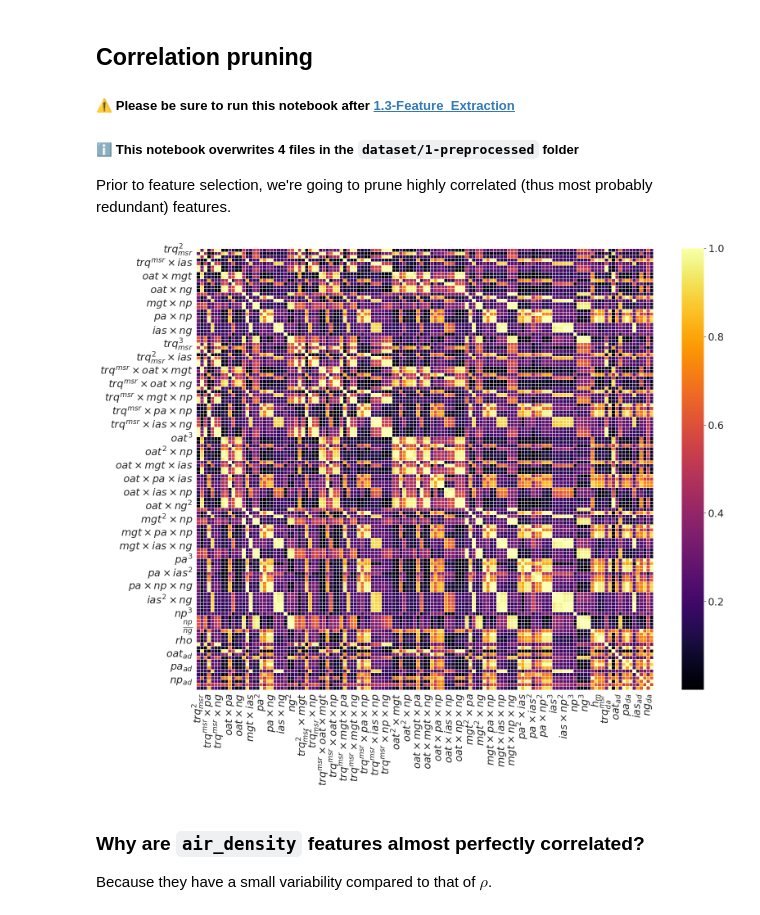
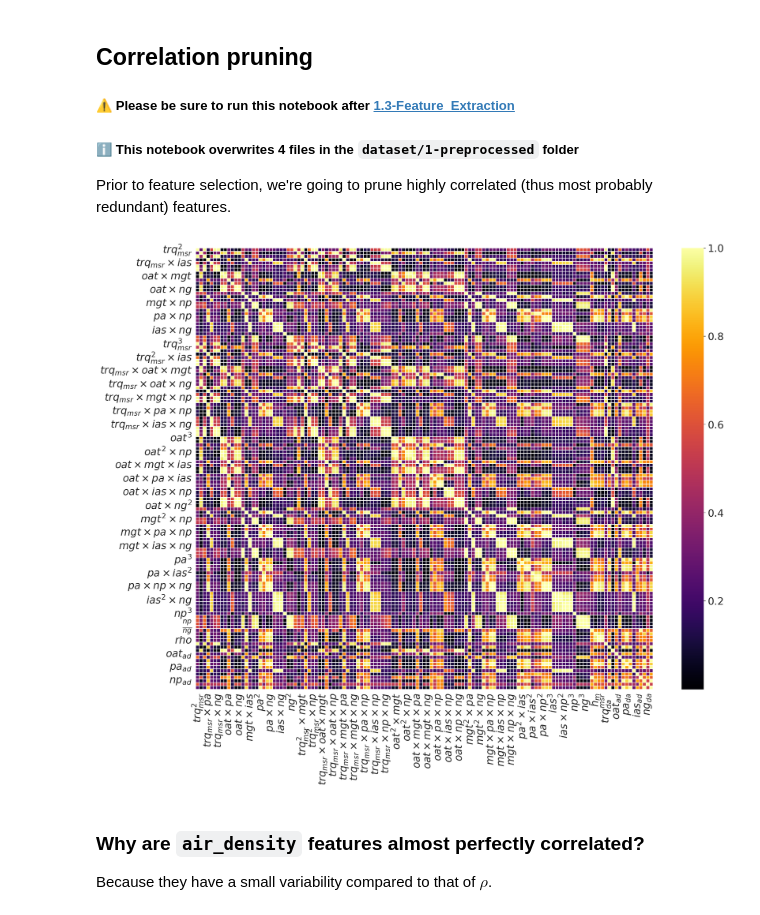
Before and after one commit to MrPio/PHM_North_America_2024_Challenge, a Jupyter notebook: 1-data_preprocessing/1.4-Correlation_Pruning.ipynb, the cells around one changed output. Drawn from its saved outputs; the diff is of its cells as text; code cells hidden in the pictures.

```diff
--- a/1-data_preprocessing/1.4-Correlation_Pruning.ipynb
+++ b/1-data_preprocessing/1.4-Correlation_Pruning.ipynb
@@ -33,11 +33,11 @@ def matrix2latex(df):
     return df
 # %%
 # 1s
-plt.figure(figsize=(18, 14))
-sns.heatmap(matrix2latex(correlation_matrix).abs(), annot=False, fmt=".2f", linewidths=0.5, cbar=True, cmap="inferno")
+plt.figure(figsize=(18, 14), dpi=150)
+sns.heatmap(matrix2latex(correlation_matrix).abs(), annot=False, fmt=".2f", linewidths=0.05, cbar=True, cmap="inferno")
 plt.show()
 # %% [output]
-[figure, old version]
+[figure, new version]
 # %% [markdown]
 ### Why are `air_density` features almost perfectly correlated?
 Because they have a small variability compared to that of $\rho$.
```
Also changed, not shown: parts of 2 cells of this notebook, 10 other files.
